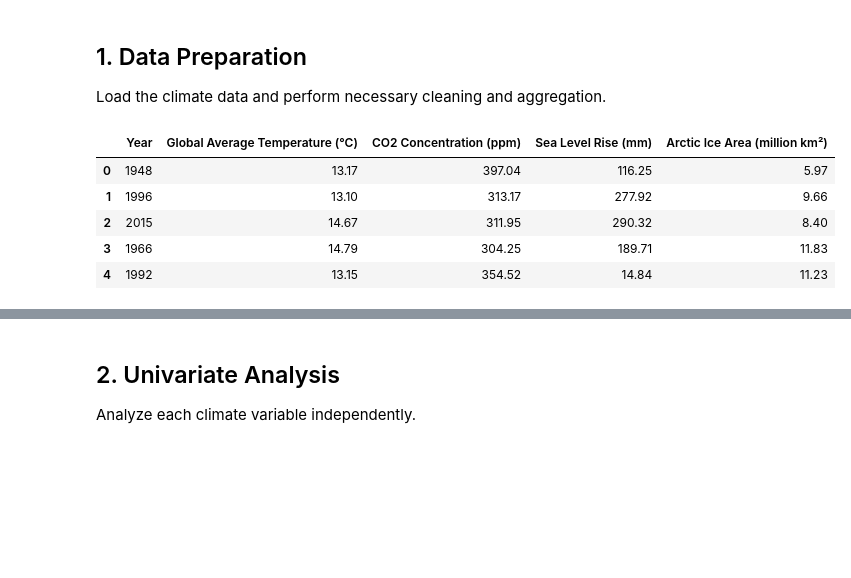
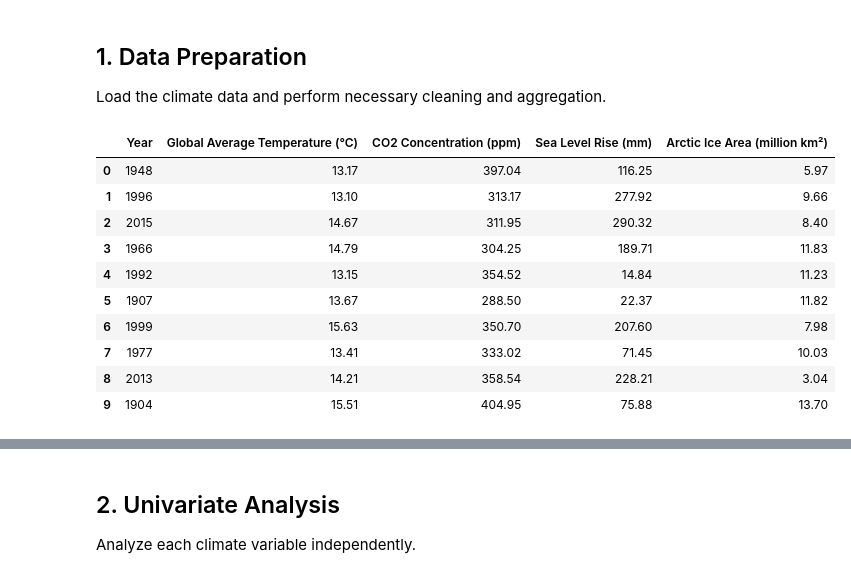
Before and after one commit to Omdena-NIC-Nepal/complete-eda-letsdoit, a Jupyter notebook: starter-notebook.ipynb, the cells around one changed output, grey strips where cells are left out. Drawn from its saved outputs; the diff is of its cells as text; code cells hidden in the pictures; blank space fills up the shorter version.

```diff
--- a/starter-notebook.ipynb
+++ b/starter-notebook.ipynb
@@ -23,16 +23,21 @@ Load the climate data and perform necessary cleaning and aggregation.
 # %%
 # Load the dataset
 df = pd.read_csv('data/Climate_Change_Indicators.csv') # Place the correct path to the file you are reading here (Make sure to load using the relative path)
 
 # Display the first few rows of the dataset
-df.head()
+df.head(10)
 # %% [output]
 |  | Year | Global Average Temperature (°C) | CO2 Concentration (ppm) | Sea Level Rise (mm) | Arctic Ice Area (million km²) |
 | 0 | 1948 | 13.17 | 397.04 | 116.25 | 5.97 |
 | 1 | 1996 | 13.10 | 313.17 | 277.92 | 9.66 |
 | 2 | 2015 | 14.67 | 311.95 | 290.32 | 8.40 |
 | 3 | 1966 | 14.79 | 304.25 | 189.71 | 11.83 |
 | 4 | 1992 | 13.15 | 354.52 | 14.84 | 11.23 |
+| 5 | 1907 | 13.67 | 288.50 | 22.37 | 11.82 |
+| 6 | 1999 | 15.63 | 350.70 | 207.60 | 7.98 |
+| 7 | 1977 | 13.41 | 333.02 | 71.45 | 10.03 |
+| 8 | 2013 | 14.21 | 358.54 | 228.21 | 3.04 |
+| 9 | 1904 | 15.51 | 404.95 | 75.88 | 13.70 |
 # %%
 # Check for missing values and basic information about the dataset
 print("Dataset Information:")
```
Also changed, not shown: parts of 3 cells of this notebook.
